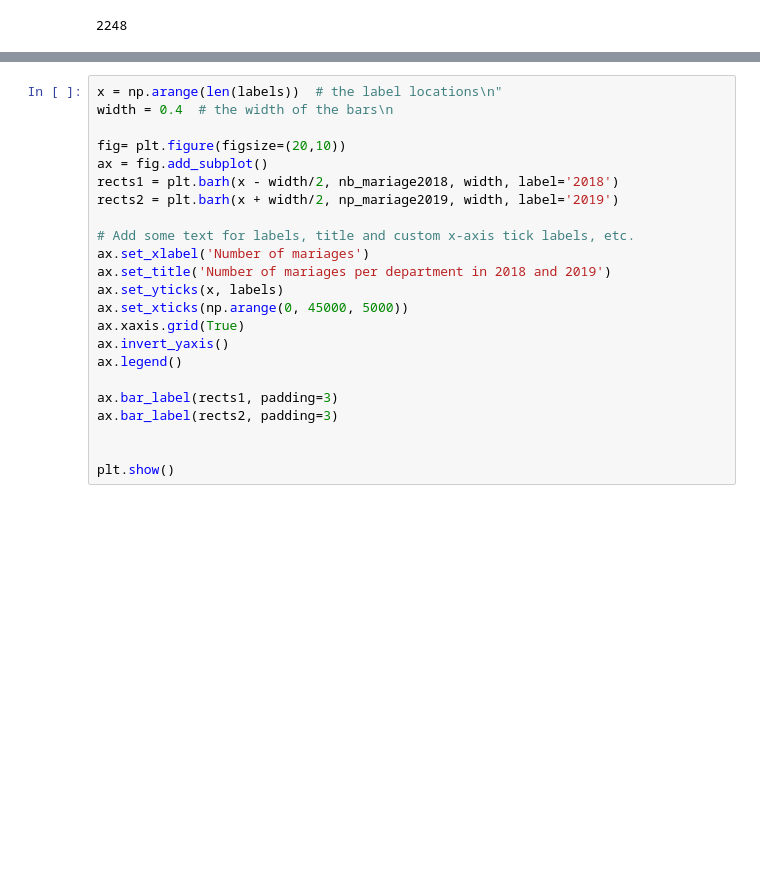
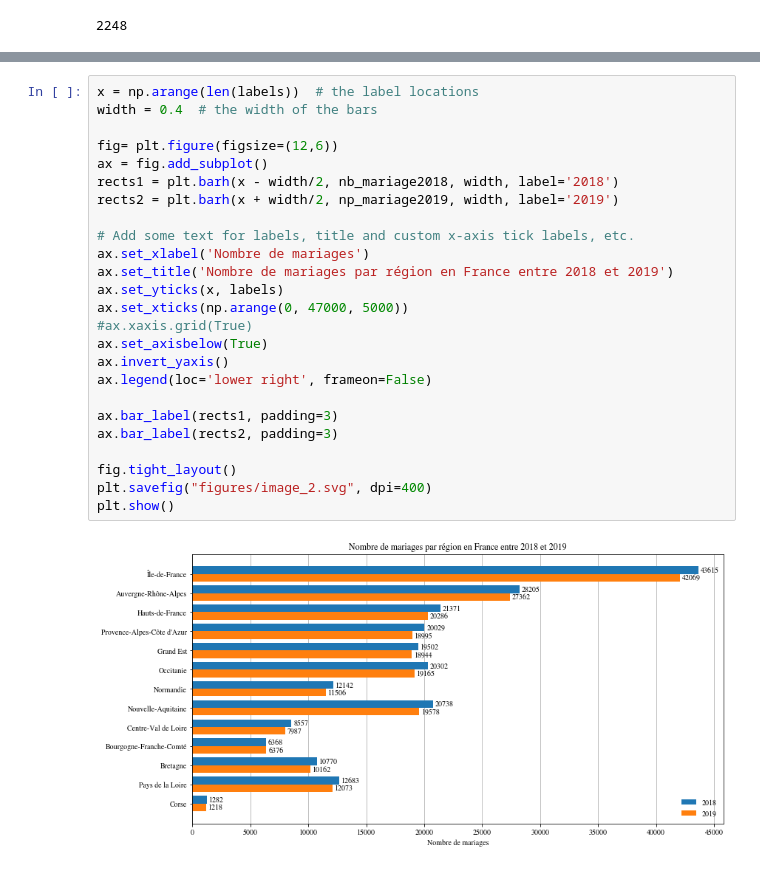
Before and after one commit to jizekki/data-visualisation, a Jupyter notebook: traitement.ipynb, the cells around one changed output, grey strips where cells are left out. Saved outputs shown, nothing was run; the diff lists cells and outputs as text; blank space fills up the shorter version.

Commit message:
improved plot 2 visulization

```diff
--- a/traitement.ipynb
+++ b/traitement.ipynb
@@ -133,23 +133,27 @@ for region in regions:
 # %%
-x = np.arange(len(labels))  # the label locations\n"
-width = 0.4  # the width of the bars\n
+x = np.arange(len(labels))  # the label locations
+width = 0.4  # the width of the bars
 
-fig= plt.figure(figsize=(20,10))
+fig= plt.figure(figsize=(12,6))
 ax = fig.add_subplot()
 rects1 = plt.barh(x - width/2, nb_mariage2018, width, label='2018')
 rects2 = plt.barh(x + width/2, np_mariage2019, width, label='2019')
 
 # Add some text for labels, title and custom x-axis tick labels, etc.
-ax.set_xlabel('Number of mariages')
-ax.set_title('Number of mariages per department in 2018 and 2019')
+ax.set_xlabel('Nombre de mariages')
+ax.set_title('Nombre de mariages par région en France entre 2018 et 2019')
 ax.set_yticks(x, labels)
-ax.set_xticks(np.arange(0, 45000, 5000))
-ax.xaxis.grid(True)
+ax.set_xticks(np.arange(0, 47000, 5000))
+#ax.xaxis.grid(True)
+ax.set_axisbelow(True)
 ax.invert_yaxis()
-ax.legend()
+ax.legend(loc='lower right', frameon=False)
 
 ax.bar_label(rects1, padding=3)
 ax.bar_label(rects2, padding=3)
 
-
+fig.tight_layout()
+plt.savefig("figures/image_2.svg", dpi=400)
 plt.show()
+# %% [output]
+[figure, added]
```
Also changed, not shown: parts of 2 cells of this notebook.
